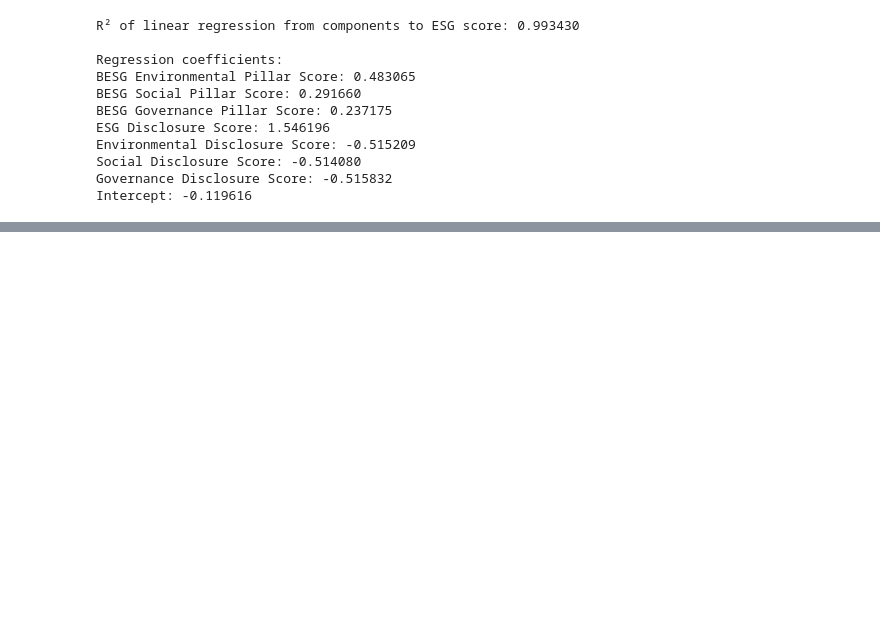
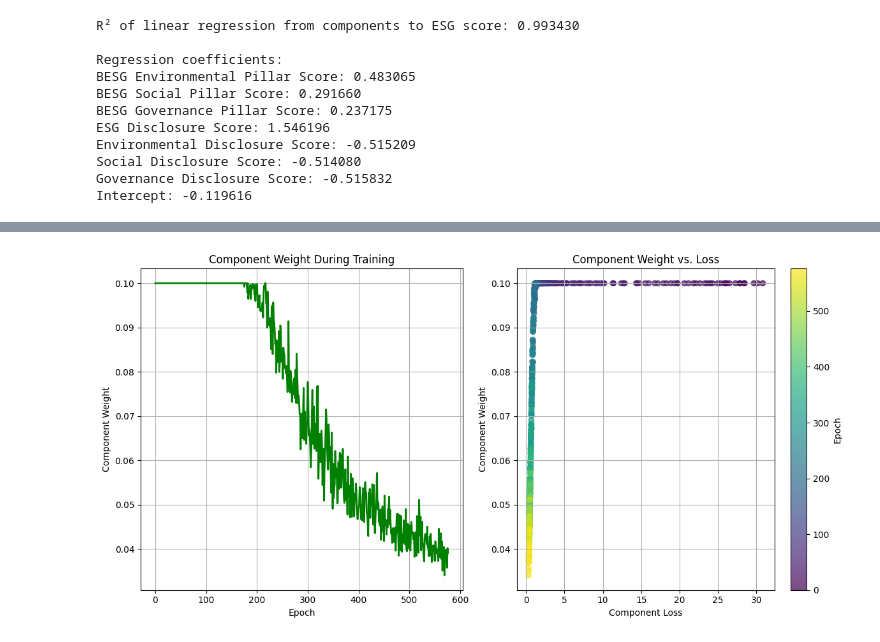
Before and after one commit to XYinfg/esg_analytics, a Jupyter notebook: LSTM/esg_prediction_energy_lstm_2layer.ipynb, the cells around one changed output, grey strips where cells are left out. Cells and saved outputs as stored; diff of their text form; code cells hidden in the pictures; blank space fills up the shorter version.

```diff
--- a/LSTM/esg_prediction_energy_lstm_2layer.ipynb
+++ b/LSTM/esg_prediction_energy_lstm_2layer.ipynb
@@ -148,3 +335,7 @@ Early stopping at epoch 121
+# %%
+plot_dynamic_weight_change(history)
+# %% [output]
+[figure, added]
 # %%
 # Plot training history
 plt.figure(figsize=(12, 8))
```
Also changed, not shown: parts of 15 cells of this notebook, 21 other files.
